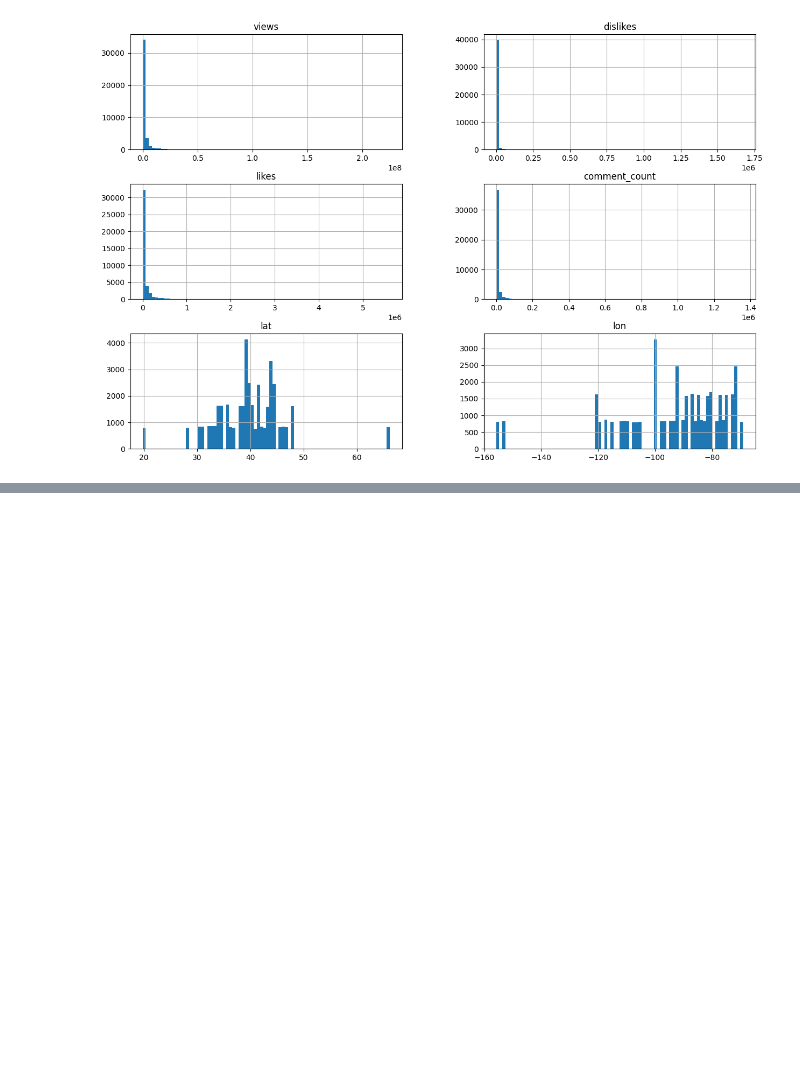
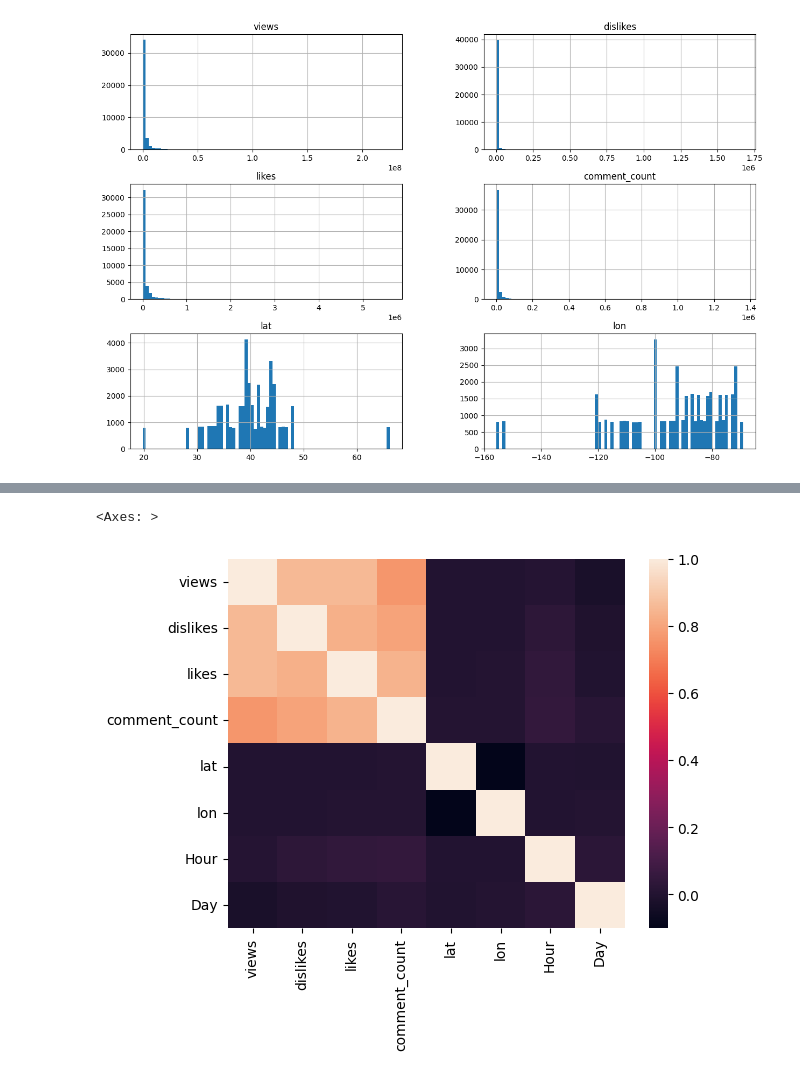
Before and after one commit to Crostz/FDS-2025-1-258, a Jupyter notebook: Proyecto/Prueba_standard.ipynb, the cells around one changed output, grey strips where cells are left out. Saved outputs shown, nothing was run; the diff lists cells and outputs as text; code cells hidden in the pictures; blank space fills up the shorter version.

```diff
--- a/Proyecto/Prueba_standard.ipynb
+++ b/Proyecto/Prueba_standard.ipynb
@@ -83,0 +155,5 @@ array([[<Axes: title={'center': 'views'}>,
+# %%
+sns.heatmap(df_b.corr())
+# %% [output]
+<Axes: >
+[figure, added]
```
Also changed, not shown: parts of 14 cells of this notebook, 1 other file.
